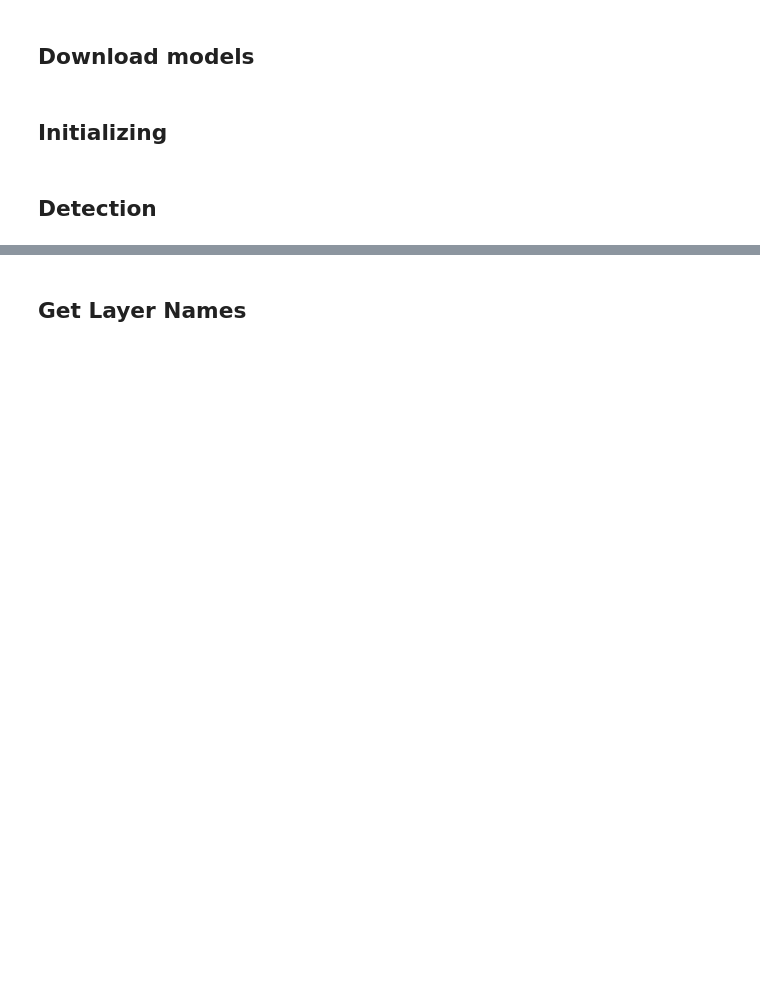
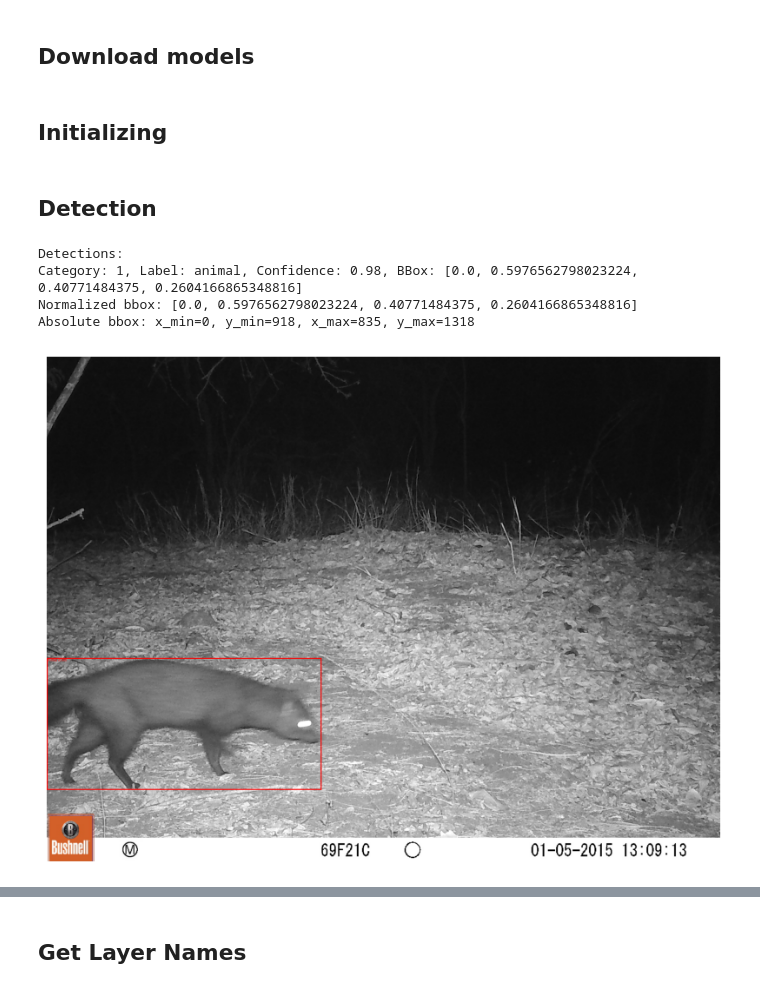
Before and after one commit to klg-2016/ct_classifier, a Jupyter notebook: notebooks/fine-tune speciesnet.ipynb, the cells around one changed output, grey strips where cells are left out. Saved outputs shown, nothing was run; the diff lists cells and outputs as text; code cells hidden in the pictures; blank space fills up the shorter version.

Commit message:
Update fine-tune SpeciesNet notebook

```diff
--- a/notebooks/fine-tune speciesnet.ipynb
+++ b/notebooks/fine-tune speciesnet.ipynb
@@ -33,8 +35,20 @@ import torch.nn as nn
 ## Initializing
 # %%
 # === Paths ===
-image_path = "/Users/sarahabdelazim/Desktop/Kaitlyn_Catalyst/ct_classifier/datasets/all_species_images/496.JPG"
+image_path = os.path.join(
+    os.environ["HOME"],
+    "Desktop",
+    "Kaitlyn_Catalyst",
+    "ct_classifier",
+    "datasets",
+    "all_species_images",
+    "493_g08_mongoose_bushy_tailed.jpg"
+)
 img = Image.open(image_path).convert("RGB")
 
 # === Device Setup ===
-device = torch.device("mps" if torch.backends.mps.is_available() else "cpu")
+device = (
+    torch.device("mps") if torch.backends.mps.is_available()
+    else torch.device("cuda") if torch.cuda.is_available()
+    else torch.device("cpu")
+)
@@ -43,8 +68,11 @@ device = torch.device("mps" if torch.backends.mps.is_available() else "cpu")
 # %%
 detector_model_name = "/Users/sarahabdelazim/.cache/kagglehub/models/google/speciesnet/pyTorch/v4.0.1a/1"
 
+model_name = os.path.join(os.environ["HOME"], ".cache", "kagglehub", "models", "google", "speciesnet", "pyTorch", "v4.0.1a", "1")
+
+
 # === Create an Instance of Detector ===
-detector = SpeciesNetDetector(detector_model_name)
+detector = SpeciesNetDetector(model_name)
 preprocessed_image = detector.preprocess(img)
 
 # === Run Detection ===
@@ -71,30 +99,36 @@ for detection in detections_result.get("detections", []):
     bbox = detection['bbox']  # [x_min, y_min, width, height]
 
     # Convert normalized bbox (relative coordinates) to absolute pixel values
     x_min = int(bbox[0] * img.width)
     y_min = int(bbox[1] * img.height)
     # Correctly calculate x_max and y_max
     x_max = int((bbox[0] + bbox[2]) * img.width)
     y_max = int((bbox[1] + bbox[3]) * img.height)
 
     # Debugging: Print bounding box values
     print(f"Normalized bbox: {bbox}")
     print(f"Absolute bbox: x_min={x_min}, y_min={y_min}, x_max={x_max}, y_max={y_max}")
 
     # Skip invalid bounding boxes
     if x_max < x_min or y_max < y_min:
         print(f"Skipping invalid bbox: x_min={x_min}, y_min={y_min}, x_max={x_max}, y_max={y_max}")
         continue
 
     # Draw rectangle (bounding box)
     draw.rectangle([x_min, y_min, x_max, y_max], outline="red", width=3)
 
     # Optional: Add label and confidence score
     label = f"{detection['label']} ({detection['conf']:.2f})"
     draw.text((x_min, y_min), label, fill="red")
 
 # === Display Image with Bounding Boxes in Jupyter ===
 plt.figure(figsize=(10, 10))
 plt.imshow(img)
 plt.axis('off')  # Turn off axes for better visualization
 plt.show()
+# %% [output]
+Detections:
+Category: 1, Label: animal, Confidence: 0.98, BBox: [0.0, 0.5976562798023224, 0.40771484375, 0.2604166865348816]
+Normalized bbox: [0.0, 0.5976562798023224, 0.40771484375, 0.2604166865348816]
+Absolute bbox: x_min=0, y_min=918, x_max=835, y_max=1318
+[figure, added]
```
Also changed, not shown: parts of 34 cells of this notebook.
